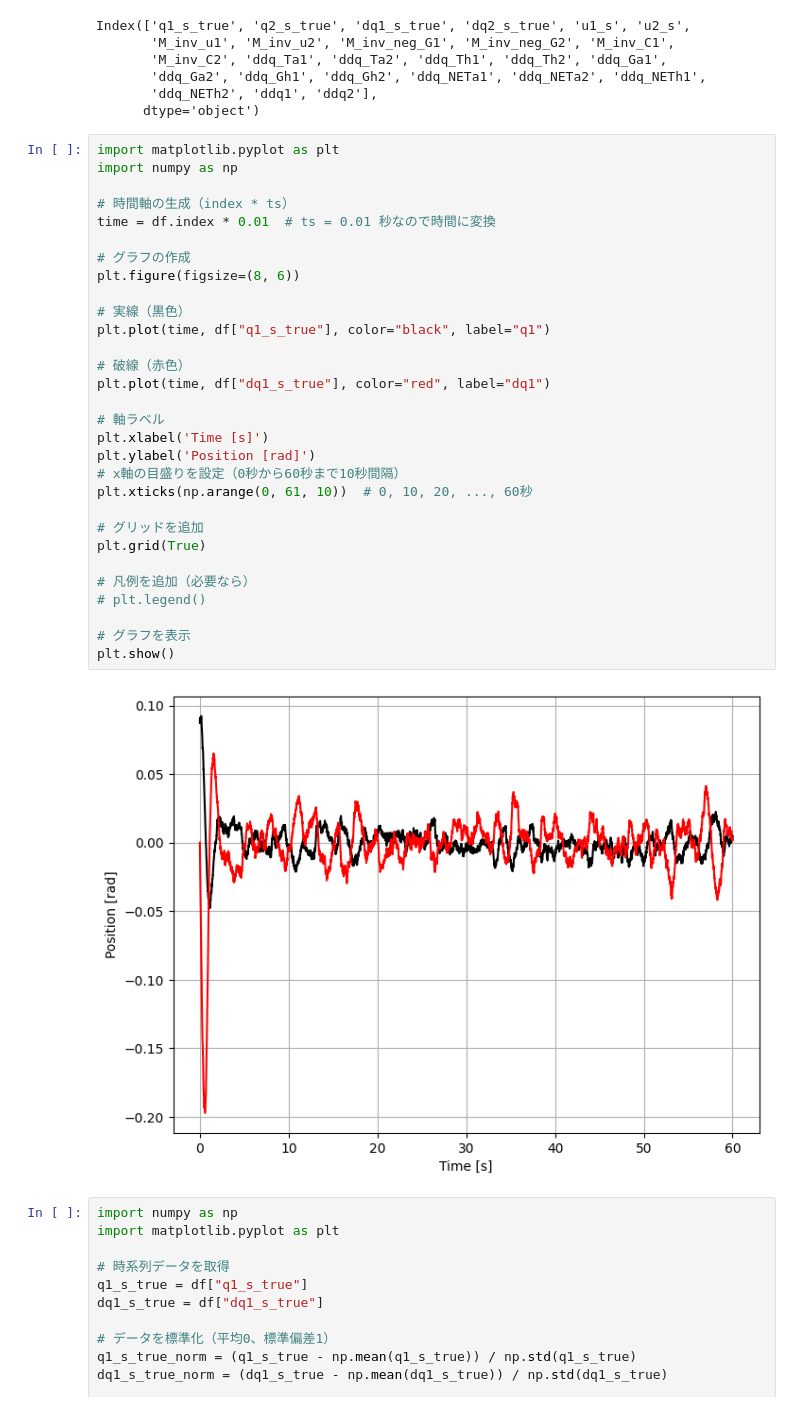
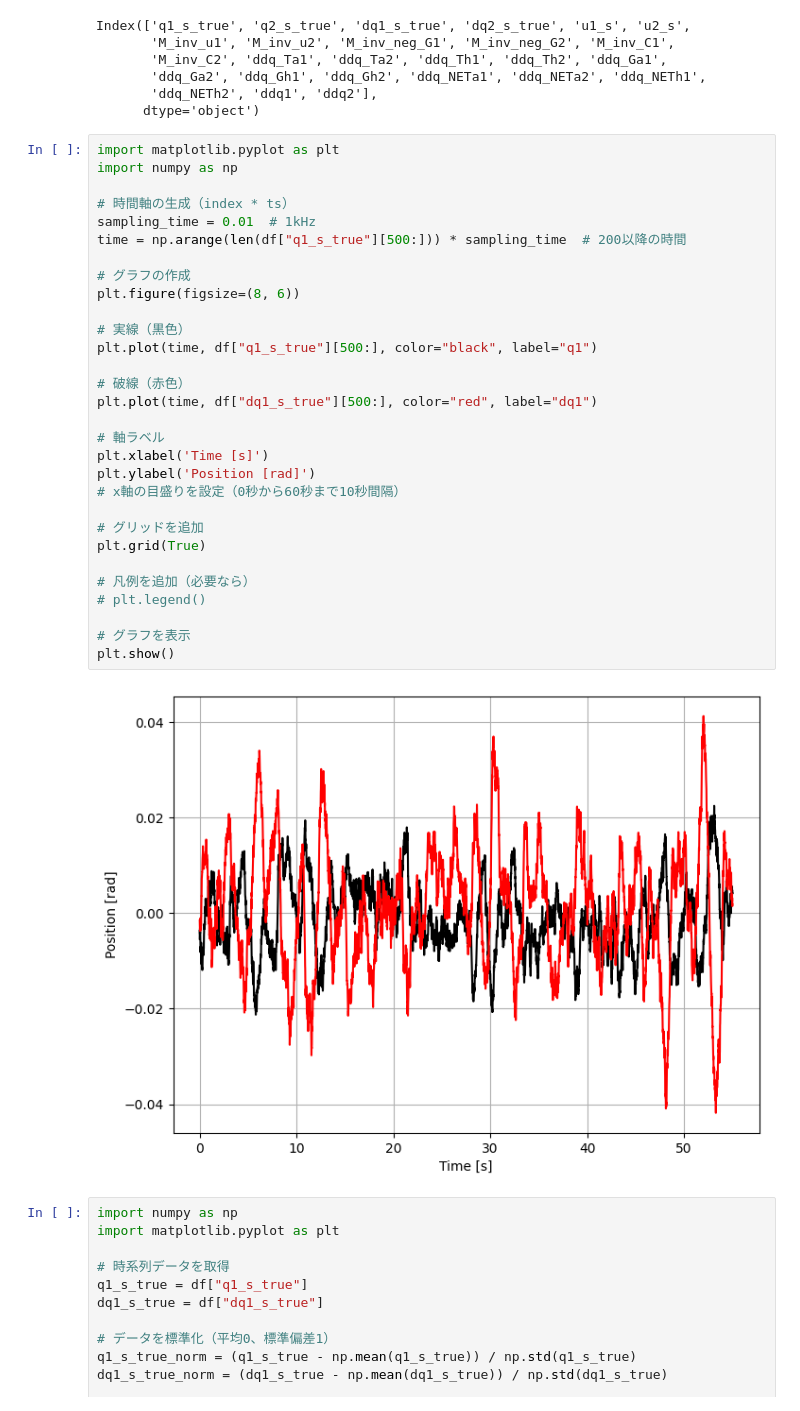
Before and after one commit to dalmatian-jp/MPC_donuts, a Jupyter notebook: data_analing.ipynb, the cells around one changed output. Drawn from its saved outputs; the diff is of its cells as text.

```diff
--- a/data_analing.ipynb
+++ b/data_analing.ipynb
@@ -570,35 +555,35 @@ Index(['q1_s_true', 'q2_s_true', 'dq1_s_true', 'dq2_s_true', 'u1_s', 'u2_s',
 # %%
 import matplotlib.pyplot as plt
 import numpy as np
 
 # 時間軸の生成（index * ts）
-time = df.index * 0.01  # ts = 0.01 秒なので時間に変換
+sampling_time = 0.01  # 1kHz
+time = np.arange(len(df["q1_s_true"][500:])) * sampling_time  # 200以降の時間
 
 # グラフの作成
 plt.figure(figsize=(8, 6))
 
 # 実線（黒色）
-plt.plot(time, df["q1_s_true"], color="black", label="q1")
+plt.plot(time, df["q1_s_true"][500:], color="black", label="q1")
 
 # 破線（赤色）
-plt.plot(time, df["dq1_s_true"], color="red", label="dq1")
+plt.plot(time, df["dq1_s_true"][500:], color="red", label="dq1")
 
 # 軸ラベル
 plt.xlabel('Time [s]')
 plt.ylabel('Position [rad]')
 # x軸の目盛りを設定（0秒から60秒まで10秒間隔）
-plt.xticks(np.arange(0, 61, 10))  # 0, 10, 20, ..., 60秒
 
 # グリッドを追加
 plt.grid(True)
 
 # 凡例を追加（必要なら）
 # plt.legend()
 
 # グラフを表示
 plt.show()
 # %% [output]
-[figure, old version]
+[figure, new version]
 # %%
 import numpy as np
 import matplotlib.pyplot as plt
```
Also changed, not shown: parts of 18 cells of this notebook.
